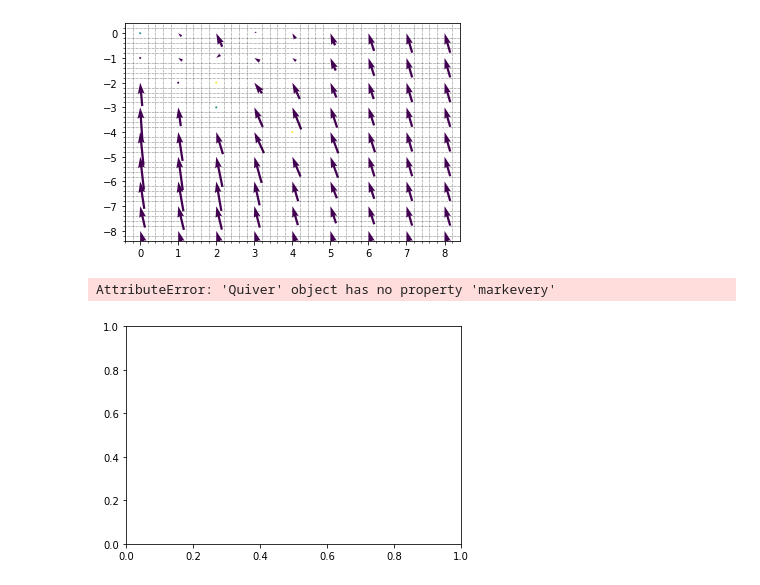
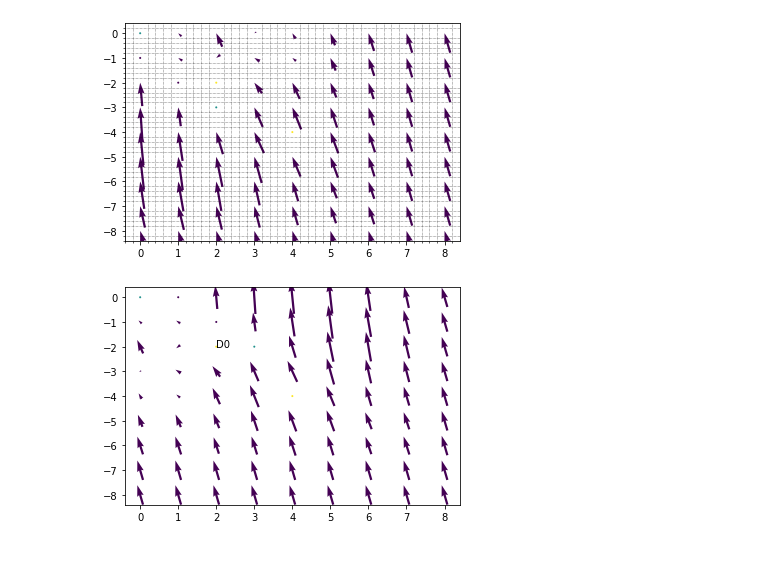
Before and after one commit to priyamDalmia/predator-prey, a Jupyter notebook: inference/quiver.ipynb, the cells around one changed output. Cells and saved outputs as stored; diff of their text form; code cells hidden in the pictures; blank space fills up the shorter version.

```diff
--- a/inference/quiver.ipynb
+++ b/inference/quiver.ipynb
@@ -26,13 +26,12 @@ plt.show()
 # %%
 from matplotlib.ticker import AutoMinorLocator
 plot_X, plot_Y = np.meshgrid(range(9), range(9))
-plt.quiver(plot_X, -plot_Y, -mat_X, -mat_Y, color, pivot='mid', units='width')
+plt.quiver(plot_Y, -plot_X, -mat_X, -mat_Y, color, pivot='mid', units='width')
 ax = plt.gca()
-ax.set_xticks([x-0.5 for x in range(1,9)],minor=True)
-ax.set_yticks([-x-0.5 for x in range(0,9)],minor=True)
+#ax.set_xticks([x-0.5 for x in range(1,9)],minor=True)
+#ax.set_yticks([-x-0.5 for x in range(0,9)],minor=True)
 plt.grid(which="minor", ls="--",lw=1, alpha=0.5)
-plt.txt(2, -3, "D0")
+plt.text(2, -2, "D0")
 plt.show()
 # %% [output]
-AttributeError: 'Quiver' object has no property 'markevery'
-[figure, old version]
+[figure, new version]
```
Also changed, not shown: parts of 1 cell of this notebook, 7 other files.
